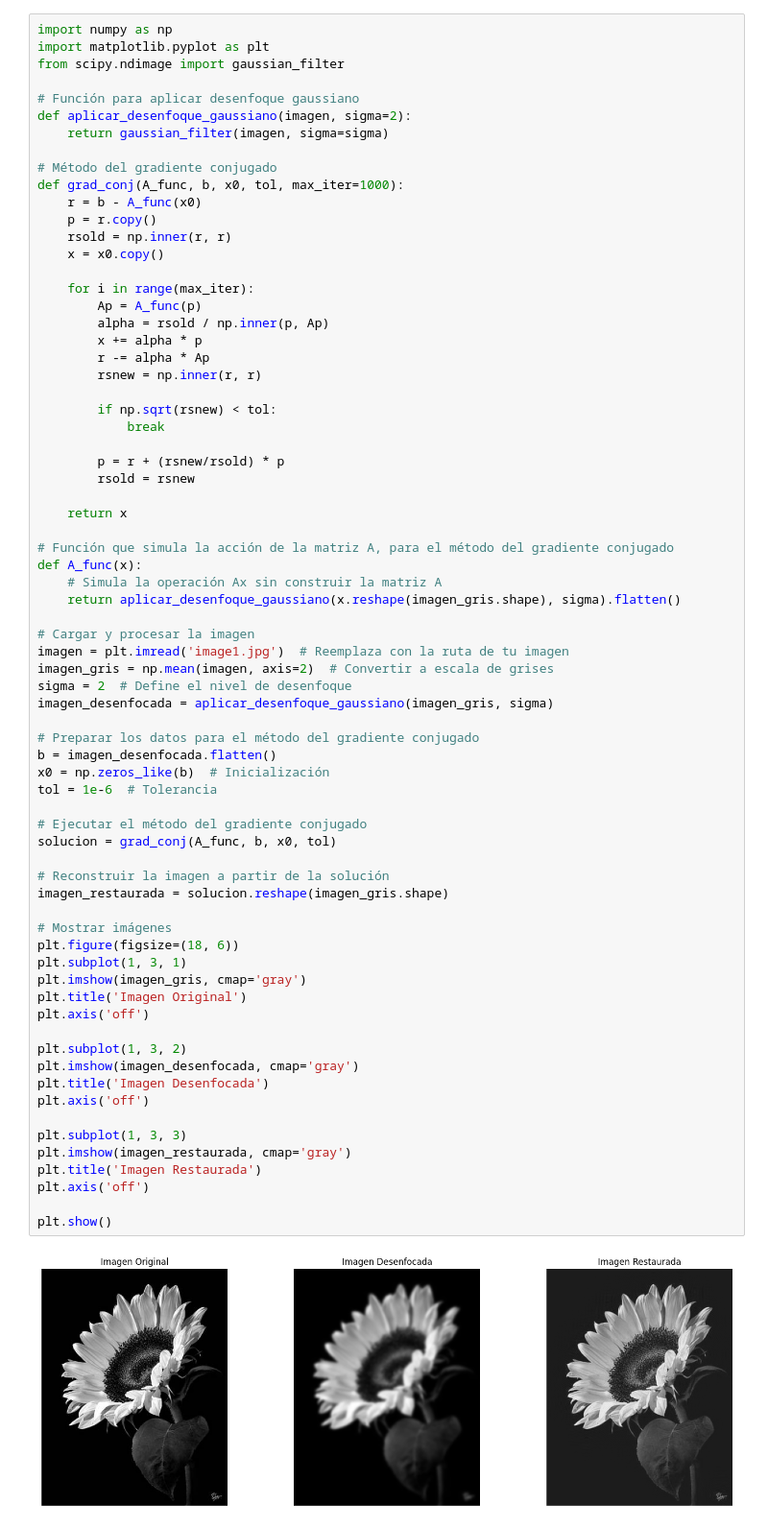
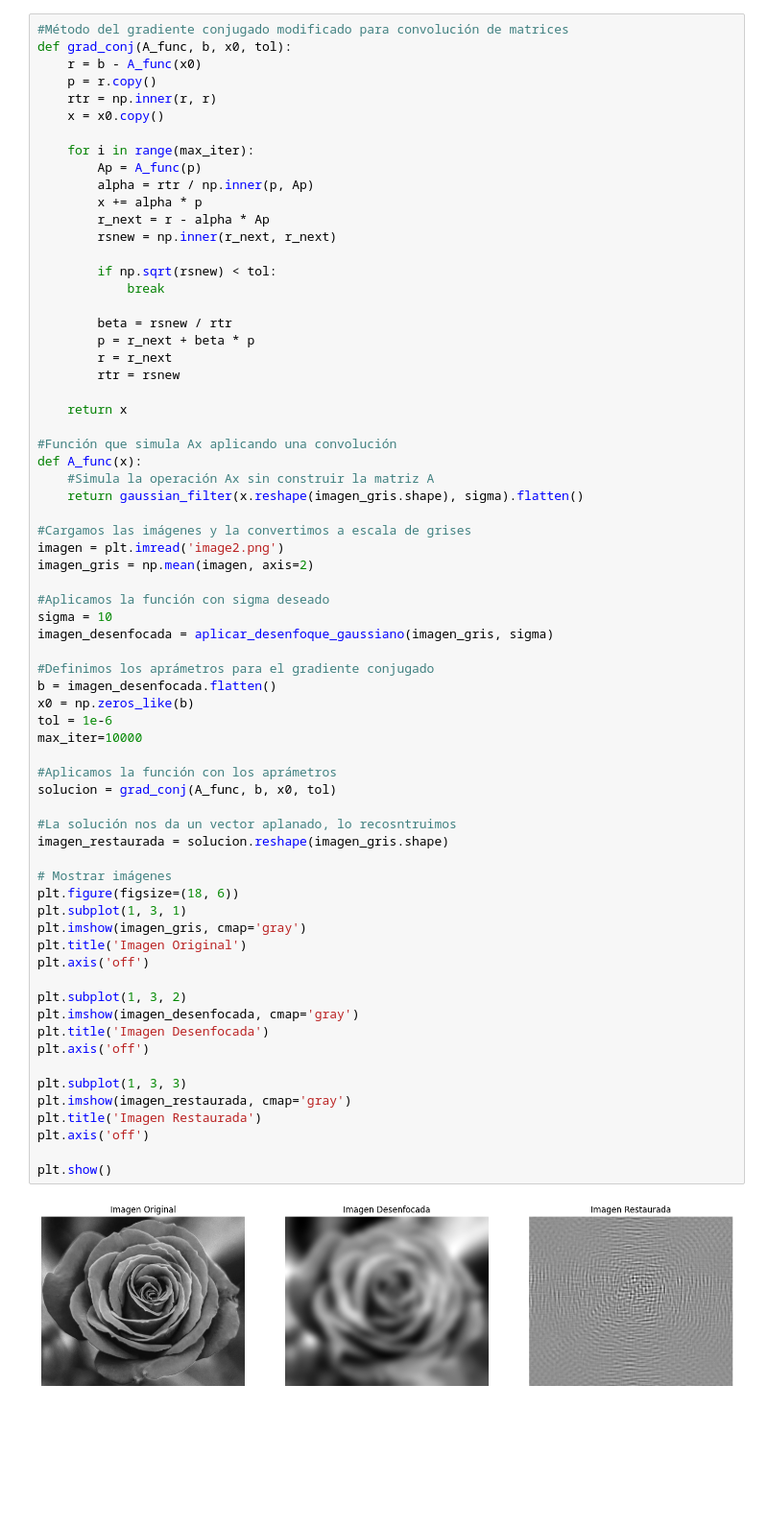
Before and after one commit to Buebito/Image-Procesing-Conjugate-Gradient, a Jupyter notebook: GRADIENTE-CONJUGADO.ipynb, the cells around one changed output. Shown at 96% size. Cells and saved outputs as stored; diff of their text form; blank space fills up the shorter version.

```diff
--- a/GRADIENTE-CONJUGADO.ipynb
+++ b/GRADIENTE-CONJUGADO.ipynb
@@ -48,73 +88,70 @@ def grad_conj(A, b, x0, tol):
 # %%
-import numpy as np
-import matplotlib.pyplot as plt
-from scipy.ndimage import gaussian_filter
-
-# Función para aplicar desenfoque gaussiano
-def aplicar_desenfoque_gaussiano(imagen, sigma=2):
-    return gaussian_filter(imagen, sigma=sigma)
-
-# Método del gradiente conjugado
-def grad_conj(A_func, b, x0, tol, max_iter=1000):
+#Método del gradiente conjugado modificado para convolución de matrices
+def grad_conj(A_func, b, x0, tol):
     r = b - A_func(x0)
     p = r.copy()
-    rsold = np.inner(r, r)
+    rtr = np.inner(r, r)
     x = x0.copy()
 
     for i in range(max_iter):
         Ap = A_func(p)
-        alpha = rsold / np.inner(p, Ap)
+        alpha = rtr / np.inner(p, Ap)
         x += alpha * p
-        r -= alpha * Ap
-        rsnew = np.inner(r, r)
+        r_next = r - alpha * Ap
+        rsnew = np.inner(r_next, r_next)
 
         if np.sqrt(rsnew) < tol:
             break
 
-        p = r + (rsnew/rsold) * p
-        rsold = rsnew
+        beta = rsnew / rtr
+        p = r_next + beta * p
+        r = r_next
+        rtr = rsnew
 
     return x
 
-# Función que simula la acción de la matriz A, para el método del gradiente conjugado
+#Función que simula Ax aplicando una convolución
 def A_func(x):
-    # Simula la operación Ax sin construir la matriz A
-    return aplicar_desenfoque_gaussiano(x.reshape(imagen_gris.shape), sigma).flatten()
+    #Simula la operación Ax sin construir la matriz A
+    return gaussian_filter(x.reshape(imagen_gris.shape), sigma).flatten()
 
-# Cargar y procesar la imagen
-imagen = plt.imread('image1.jpg')  # Reemplaza con la ruta de tu imagen
-imagen_gris = np.mean(imagen, axis=2)  # Convertir a escala de grises
-sigma = 2  # Define el nivel de desenfoque
+#Cargamos las imágenes y la convertimos a escala de grises
+imagen = plt.imread('image2.png')
+imagen_gris = np.mean(imagen, axis=2)
+
+#Aplicamos la función con sigma deseado
+sigma = 10
 imagen_desenfocada = aplicar_desenfoque_gaussiano(imagen_gris, sigma)
 
-# Preparar los datos para el método del gradiente conjugado
+#Definimos los aprámetros para el gradiente conjugado
 b = imagen_desenfocada.flatten()
-x0 = np.zeros_like(b)  # Inicialización
-tol = 1e-6  # Tolerancia
+x0 = np.zeros_like(b)
+tol = 1e-6
+max_iter=10000
 
-# Ejecutar el método del gradiente conjugado
+#Aplicamos la función con los aprámetros
 solucion = grad_conj(A_func, b, x0, tol)
 
-# Reconstruir la imagen a partir de la solución
+#La solución nos da un vector aplanado, lo recosntruimos
 imagen_restaurada = solucion.reshape(imagen_gris.shape)
 
 # Mostrar imágenes
 plt.figure(figsize=(18, 6))
 plt.subplot(1, 3, 1)
 plt.imshow(imagen_gris, cmap='gray')
 plt.title('Imagen Original')
 plt.axis('off')
 
 plt.subplot(1, 3, 2)
 plt.imshow(imagen_desenfocada, cmap='gray')
 plt.title('Imagen Desenfocada')
 plt.axis('off')
 
 plt.subplot(1, 3, 3)
 plt.imshow(imagen_restaurada, cmap='gray')
 plt.title('Imagen Restaurada')
 plt.axis('off')
 
 plt.show()
 # %% [output]
-[figure, old version]
+[figure, new version]
```
Also changed, not shown: parts of 14 cells of this notebook, 7 other files.
